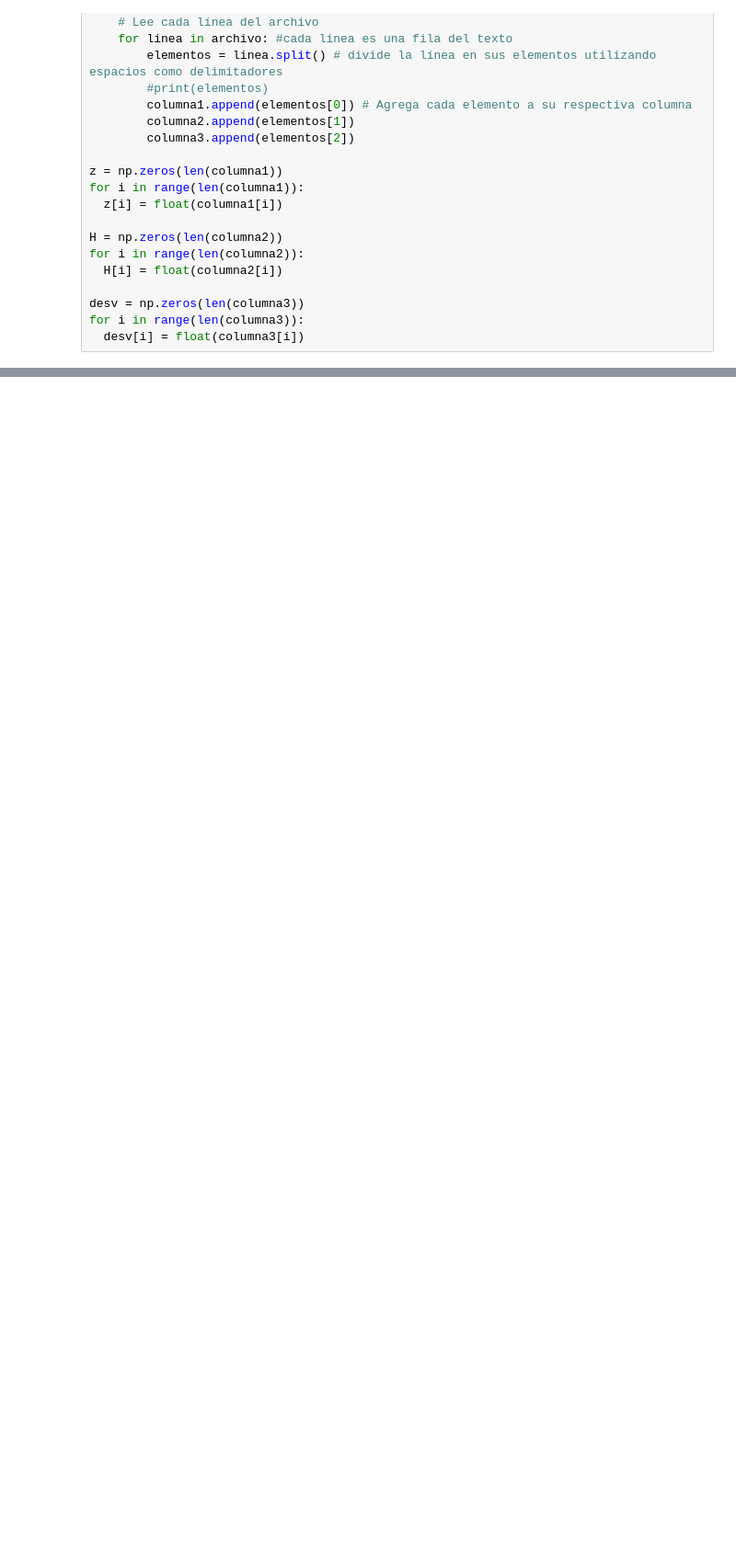
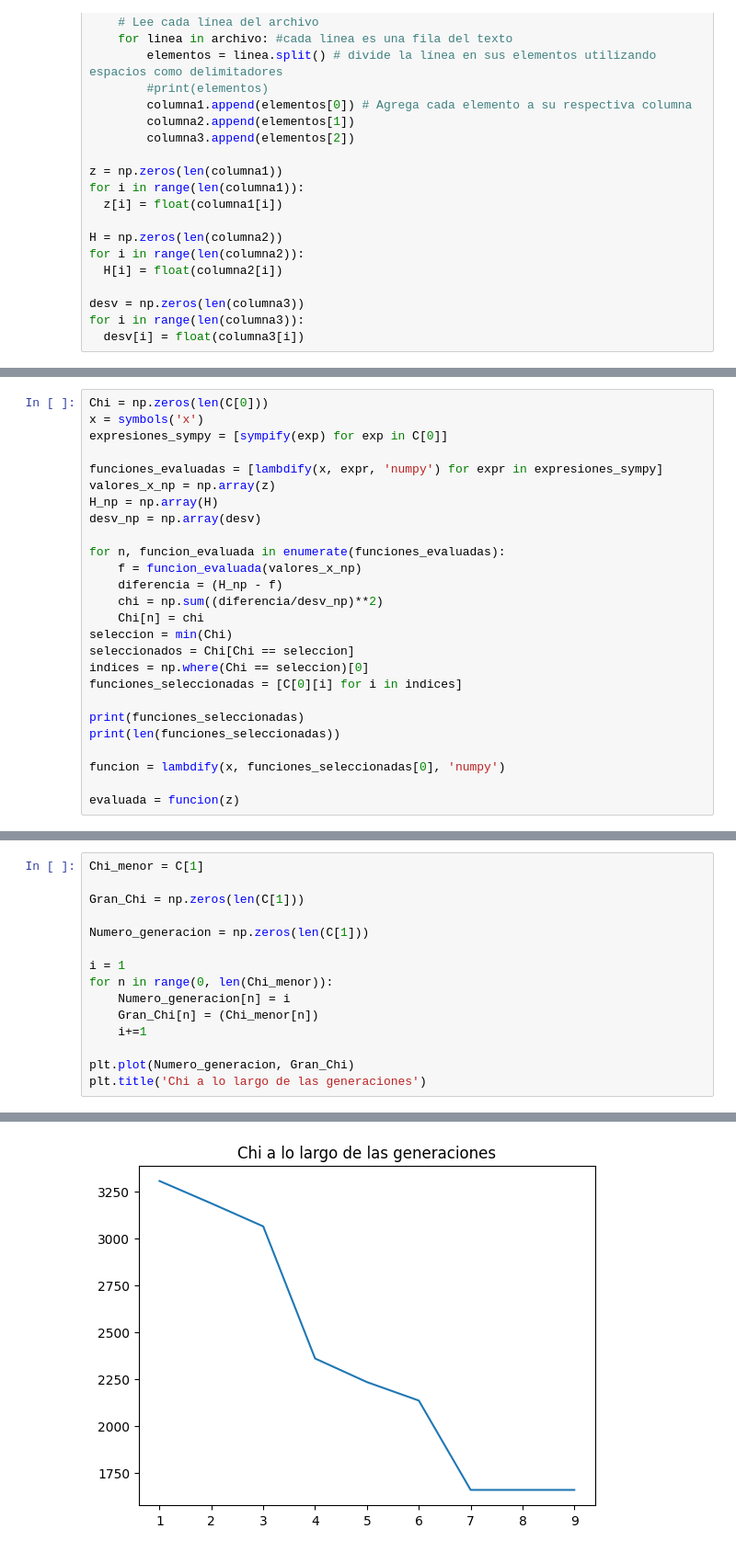
Before and after one commit to XimePS/Practica-DFI, a Jupyter notebook: Clase_GA.ipynb, the cells around one changed output, grey strips where cells are left out. Shown: that part at 92% size. Cells and saved outputs as stored; diff of their text form; blank space fills up the shorter version.

```diff
--- a/Clase_GA.ipynb
+++ b/Clase_GA.ipynb
@@ -237,0 +267,26 @@ La seleccion fue: 4376.568062521891
+# %%
+Chi = np.zeros(len(C[0]))
+x = symbols('x')
+expresiones_sympy = [sympify(exp) for exp in C[0]]
+
+funciones_evaluadas = [lambdify(x, expr, 'numpy') for expr in expresiones_sympy]
+valores_x_np = np.array(z)
+H_np = np.array(H)
+desv_np = np.array(desv)
+
+for n, funcion_evaluada in enumerate(funciones_evaluadas):
+    f = funcion_evaluada(valores_x_np)
+    diferencia = (H_np - f)
+    chi = np.sum((diferencia/desv_np)**2)
+    Chi[n] = chi
+seleccion = min(Chi)
+seleccionados = Chi[Chi == seleccion]
+indices = np.where(Chi == seleccion)[0]
+funciones_seleccionadas = [C[0][i] for i in indices]
+
+print(funciones_seleccionadas)
+print(len(funciones_seleccionadas))
+
+funcion = lambdify(x, funciones_seleccionadas[0], 'numpy')
+
+evaluada = funcion(z)
@@ -237,0 +296,16 @@ La seleccion fue: 4376.568062521891
+# %%
+Chi_menor = C[1]
+
+Gran_Chi = np.zeros(len(C[1]))
+
+Numero_generacion = np.zeros(len(C[1]))
+
+i = 1
+for n in range(0, len(Chi_menor)):
+    Numero_generacion[n] = i
+    Gran_Chi[n] = (Chi_menor[n])
+    i+=1
+
+plt.plot(Numero_generacion, Gran_Chi)
+plt.title('Chi a lo largo de las generaciones')
+# %% [output]
@@ -237,0 +313 @@ La seleccion fue: 4376.568062521891
+[figure, added]
```
Also changed, not shown: parts of 13 cells of this notebook.
